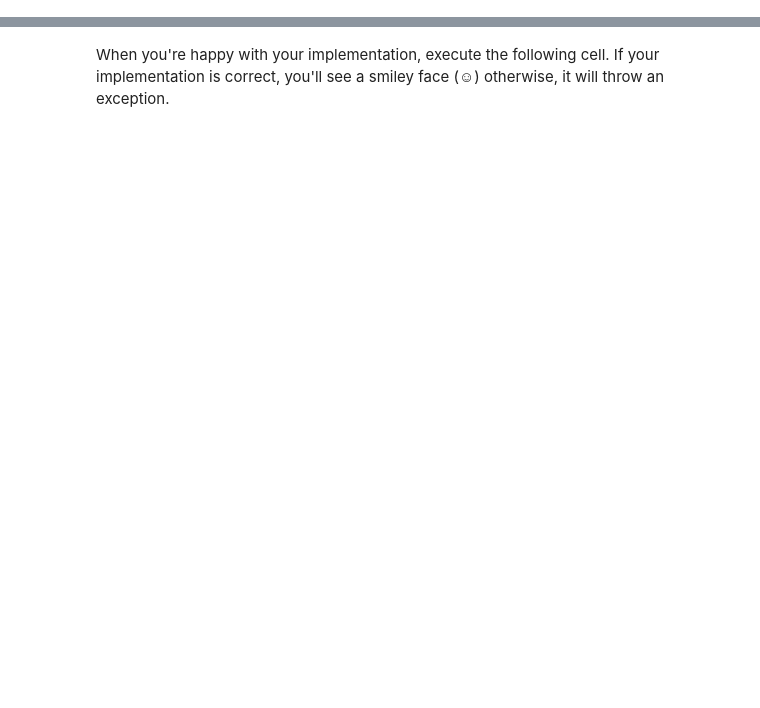
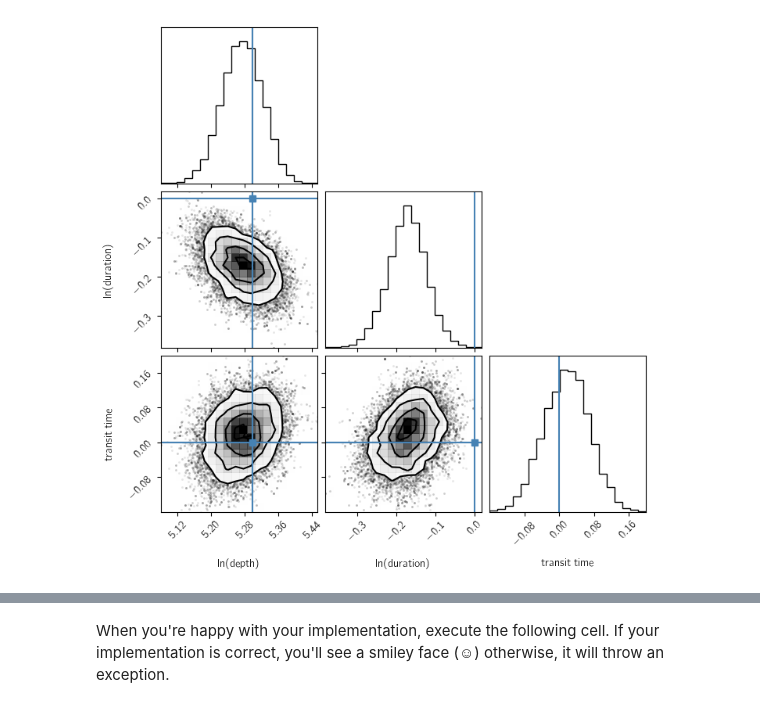
Before and after one commit to dfm/gp, a Jupyter notebook: worksheet.ipynb, the cells around one changed output, grey strips where cells are left out. Drawn from its saved outputs; the diff is of its cells as text; code cells hidden in the pictures; blank space fills up the shorter version.

```diff
--- a/worksheet.ipynb
+++ b/worksheet.ipynb
@@ -109 +96,21 @@ We'll fix this problem in a moment but first an aside...
+# %%
+def simple_log_prob(params, model, t, y, yerr):
+    model.set_parameter_vector(params)
+    resid = y - model.get_value(t)
+    return -0.5 * np.sum((resid/yerr)**2)
+
+ndim = 3
+nwalkers = 16
+pos = 1e-4*np.random.randn(nwalkers, ndim)
+pos[:, 0] += 5
+sampler = emcee.EnsembleSampler(nwalkers, ndim, simple_log_prob,
+                                args=(model, t, y, yerr))
+pos, _, _ = sampler.run_mcmc(pos, 200)
+sampler.reset()
+sampler.run_mcmc(pos, 2000);
+# %%
+gp.corner(sampler.flatchain, truths=gp.data.true_parameters,
+          labels=["ln(depth)", "ln(duration)", "transit time"])
+# %% [output]
+[figure, added]
 # %% [markdown]
```
Also changed, not shown: parts of 76 cells of this notebook, 18 other files.
